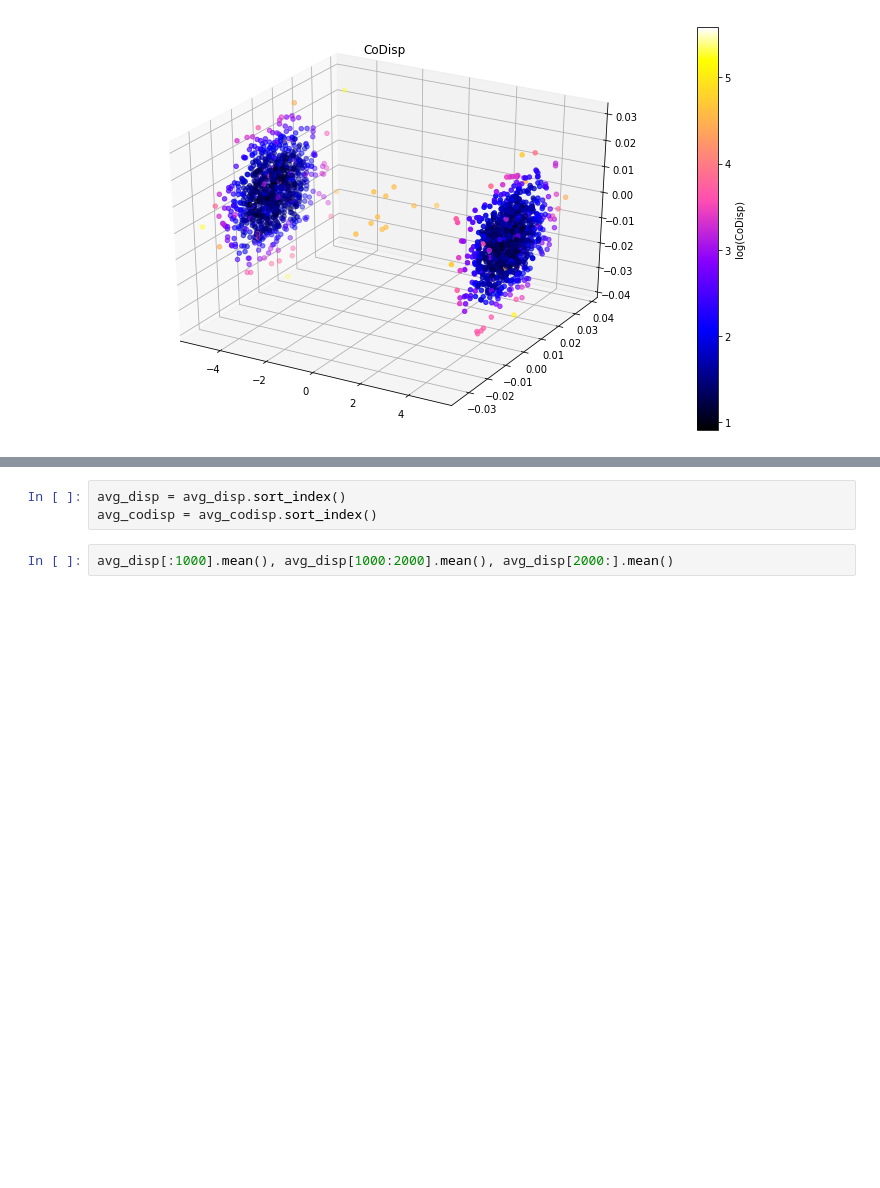
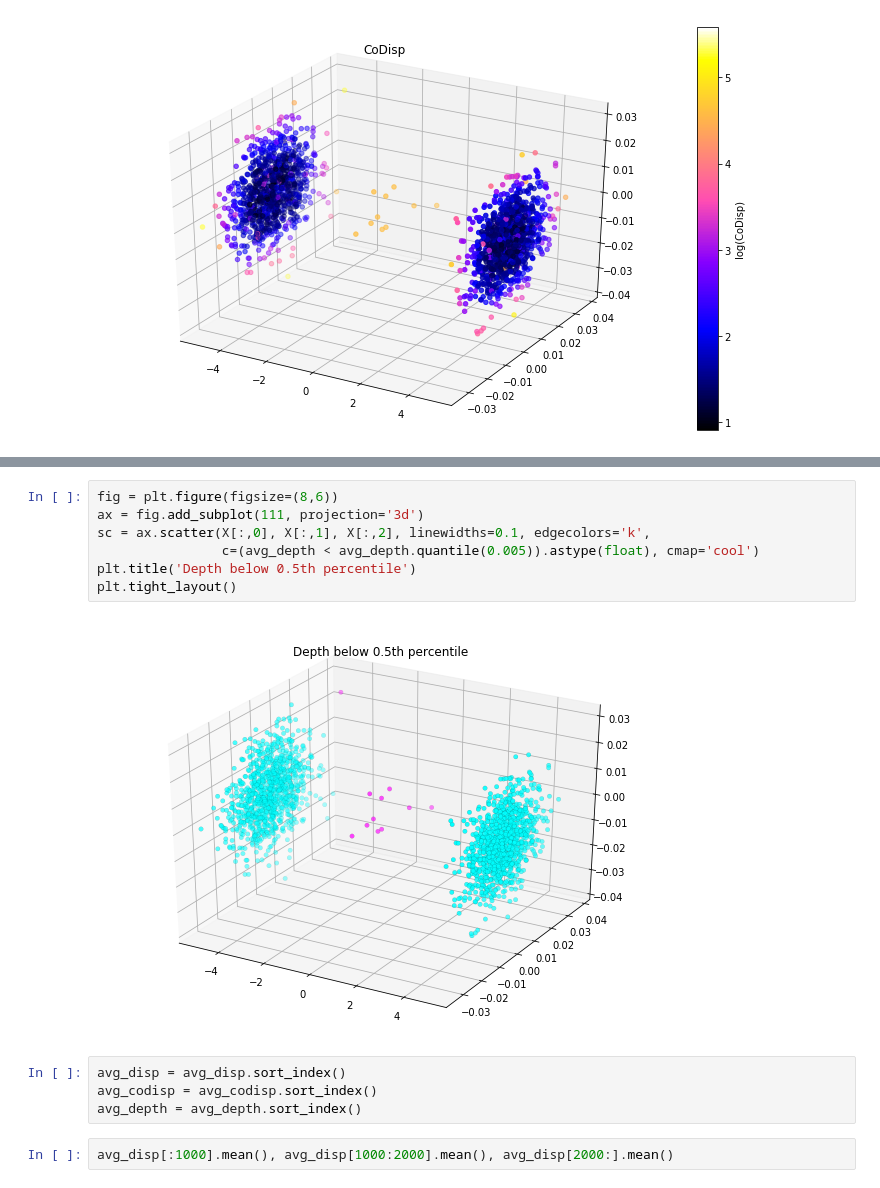
Before and after one commit to kLabUM/rrcf, a Jupyter notebook: notebooks/codisp_test.ipynb, the cells around one changed output, grey strips where cells are left out. Saved outputs shown, nothing was run; the diff lists cells and outputs as text; blank space fills up the shorter version.

```diff
--- a/notebooks/codisp_test.ipynb
+++ b/notebooks/codisp_test.ipynb
@@ -72,6 +95,16 @@ plt.tight_layout()
+# %%
+fig = plt.figure(figsize=(8,6))
+ax = fig.add_subplot(111, projection='3d')
+sc = ax.scatter(X[:,0], X[:,1], X[:,2], linewidths=0.1, edgecolors='k',
+                c=(avg_depth < avg_depth.quantile(0.005)).astype(float), cmap='cool')
+plt.title('Depth below 0.5th percentile')
+plt.tight_layout()
+# %% [output]
+[figure, added]
 # %%
 avg_disp = avg_disp.sort_index()
 avg_codisp = avg_codisp.sort_index()
+avg_depth = avg_depth.sort_index()
 # %%
 avg_disp[:1000].mean(), avg_disp[1000:2000].mean(), avg_disp[2000:].mean()
 # %% [output]
```
Also changed, not shown: parts of 7 cells of this notebook, 1 other file.
